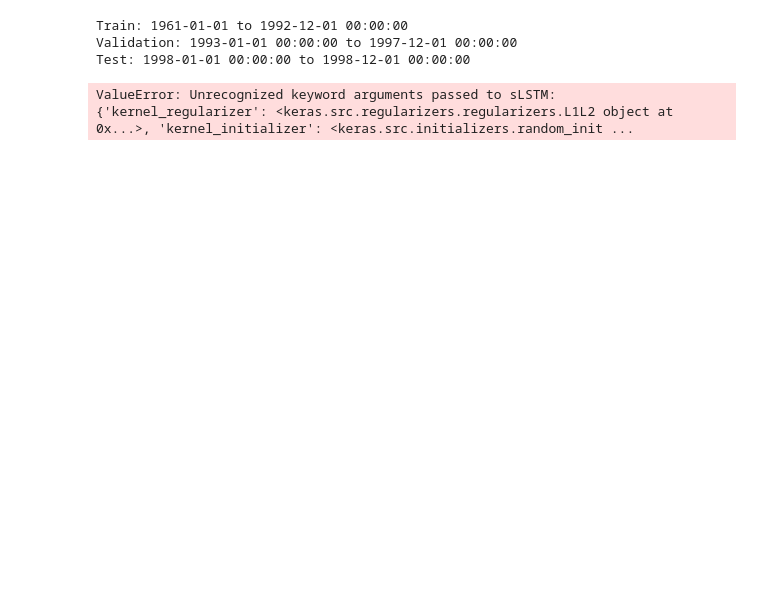
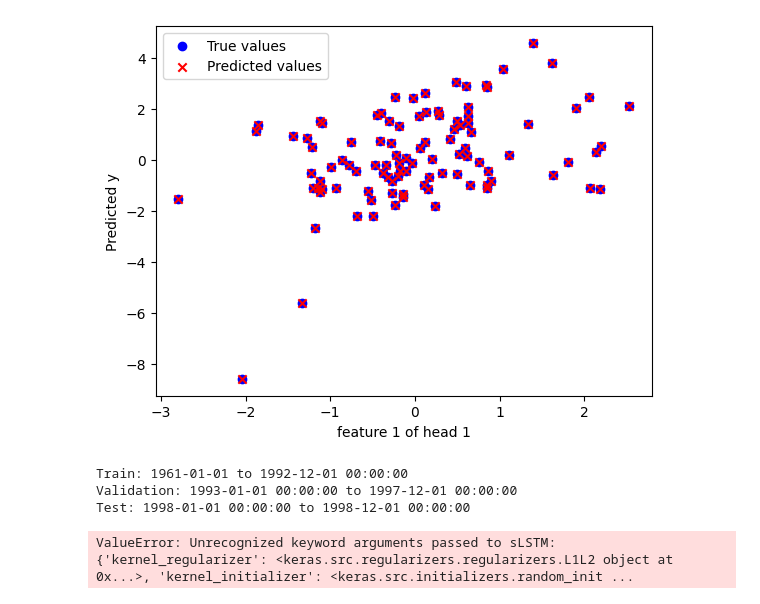
Before and after one commit to rproner1/MacroAtRisk, a Jupyter notebook: sandbox.ipynb, the cells around one changed output. Saved outputs shown, nothing was run; the diff lists cells and outputs as text; code cells hidden in the pictures; blank space fills up the shorter version.

Commit message:
slstm block experiments

```diff
--- a/sandbox.ipynb
+++ b/sandbox.ipynb
@@ -503,0 +73,9 @@ Model: "sequential_1"
+# %%
+# Make a simple neural network
+model = keras.models.Sequential()
+model.add(BlockDiagonal(num_heads=2, units=1))
+model.add(keras.layers.Flatten())
+model.add(keras.layers.Dense(1))
+model.compile(optimizer='sgd', loss='mse')
+
+model.fit(X.reshape(X.shape[0], -1), y, epochs=100, batch_size=4)
@@ -503,0 +101,4 @@ Model: "sequential_1"
+# %%
+y_pred = model.predict(X.reshape(X.shape[0], -1))
+
+print(f"MSE: {np.sum(y_pred - y)**2}")
@@ -504,3 +108,12 @@ Model: "sequential_1"
+# %%
+plt.scatter(X[:,0, 0], y, c='blue', label='True values')
+plt.scatter(X[:,0, 0], y_pred, c='red', marker='x', label='Predicted values')
+plt.xlabel('feature 1 of head 1')
+plt.ylabel('Predicted y')
+plt.legend()
+plt.show()
+# %% [output]
+[figure, added]
 # %%
 from src.preprocessing.prepare_quantile_data import prepare_quantile_data
 from operator import itemgetter
```
Also changed, not shown: parts of 40 cells of this notebook.
